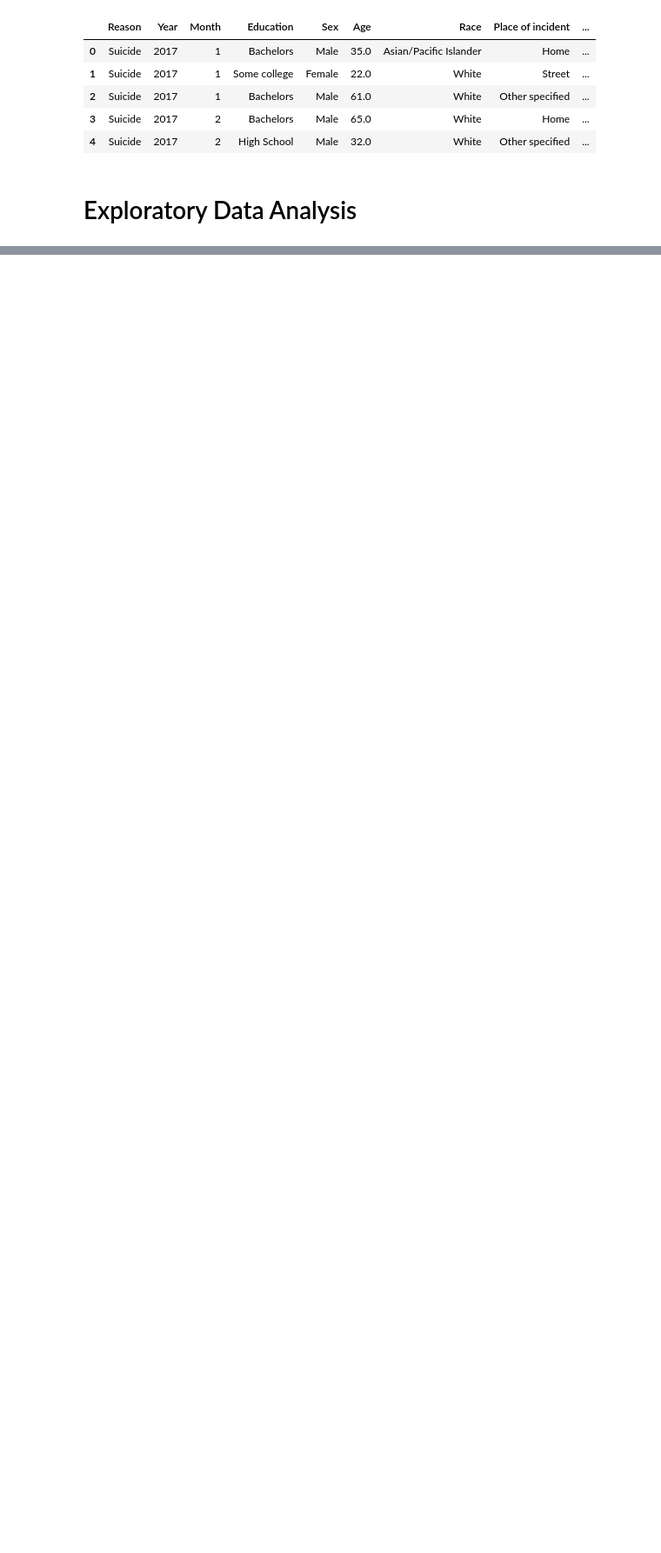
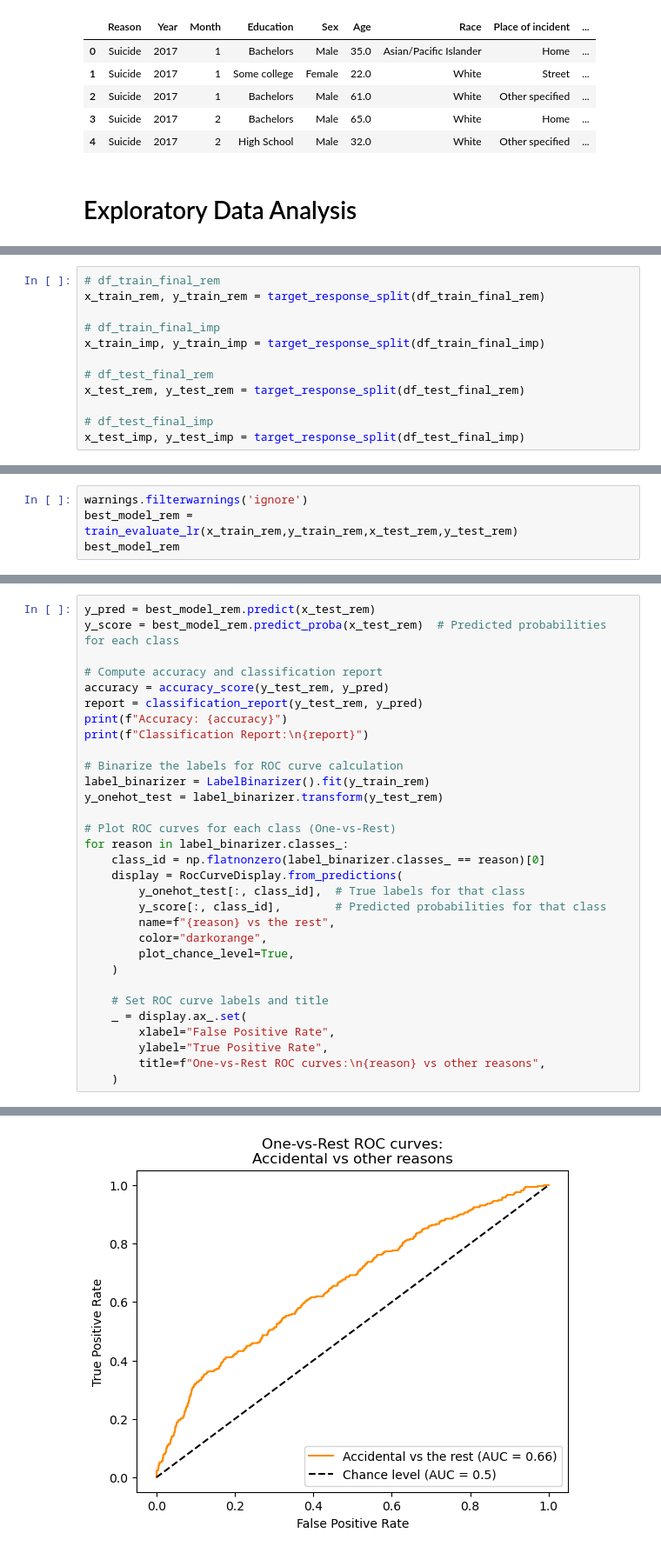
Before and after one commit to ahuang28/cs3244_final_project, a Jupyter notebook: code.ipynb, the cells around one changed output, grey strips where cells are left out. Shown: that part at 87% size. Drawn from its saved outputs; the diff is of its cells as text; blank space fills up the shorter version.

```diff
--- a/code.ipynb
+++ b/code.ipynb
@@ -345,0 +357,12 @@ log_model_ci.score(scaled_x_df_citest,y_df_citest)
+# %%
+# df_train_final_rem
+x_train_rem, y_train_rem = target_response_split(df_train_final_rem)
+
+# df_train_final_imp
+x_train_imp, y_train_imp = target_response_split(df_train_final_imp)
+
+# df_test_final_rem
+x_test_rem, y_test_rem = target_response_split(df_test_final_rem)
+
+# df_test_final_imp
+x_test_imp, y_test_imp = target_response_split(df_test_final_imp)
@@ -345,0 +490,4 @@ log_model_ci.score(scaled_x_df_citest,y_df_citest)
+# %%
+warnings.filterwarnings('ignore')
+best_model_rem = train_evaluate_lr(x_train_rem,y_train_rem,x_test_rem,y_test_rem)
+best_model_rem
@@ -345,0 +499,32 @@ log_model_ci.score(scaled_x_df_citest,y_df_citest)
+# %%
+y_pred = best_model_rem.predict(x_test_rem)
+y_score = best_model_rem.predict_proba(x_test_rem)  # Predicted probabilities for each class
+
+# Compute accuracy and classification report
+accuracy = accuracy_score(y_test_rem, y_pred)
+report = classification_report(y_test_rem, y_pred)
+print(f"Accuracy: {accuracy}")
+print(f"Classification Report:\n{report}")
+
+# Binarize the labels for ROC curve calculation
+label_binarizer = LabelBinarizer().fit(y_train_rem)
+y_onehot_test = label_binarizer.transform(y_test_rem)
+
+# Plot ROC curves for each class (One-vs-Rest)
+for reason in label_binarizer.classes_:
+    class_id = np.flatnonzero(label_binarizer.classes_ == reason)[0]
+    display = RocCurveDisplay.from_predictions(
+        y_onehot_test[:, class_id],  # True labels for that class
+        y_score[:, class_id],        # Predicted probabilities for that class
+        name=f"{reason} vs the rest",
+        color="darkorange",
+        plot_chance_level=True,
+    )
+
+    # Set ROC curve labels and title
+    _ = display.ax_.set(
+        xlabel="False Positive Rate",
+        ylabel="True Positive Rate",
+        title=f"One-vs-Rest ROC curves:\n{reason} vs other reasons",
+    )
+# %% [output]
@@ -345,0 +543 @@ log_model_ci.score(scaled_x_df_citest,y_df_citest)
+[figure, added]
```
Also changed, not shown: parts of 85 cells of this notebook.
